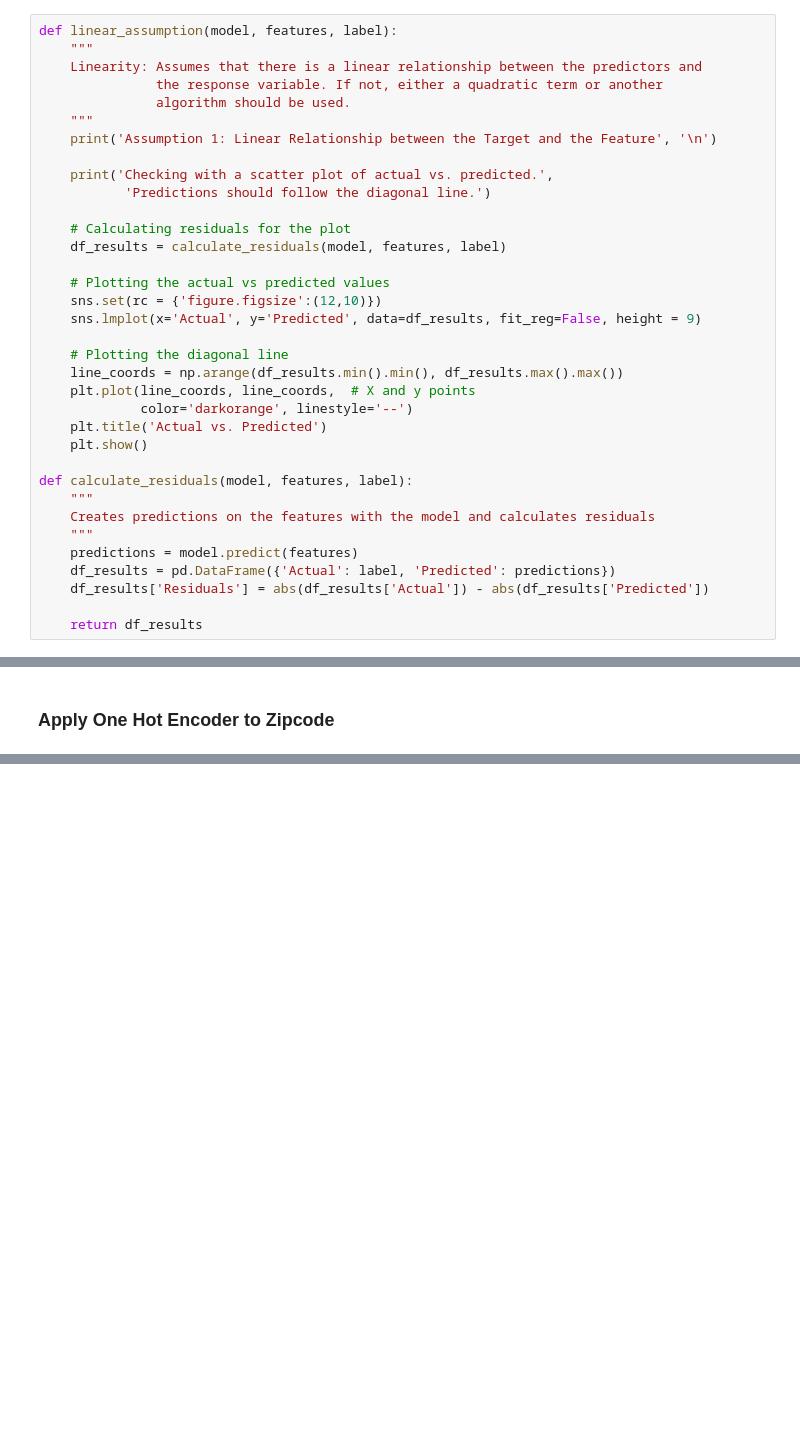
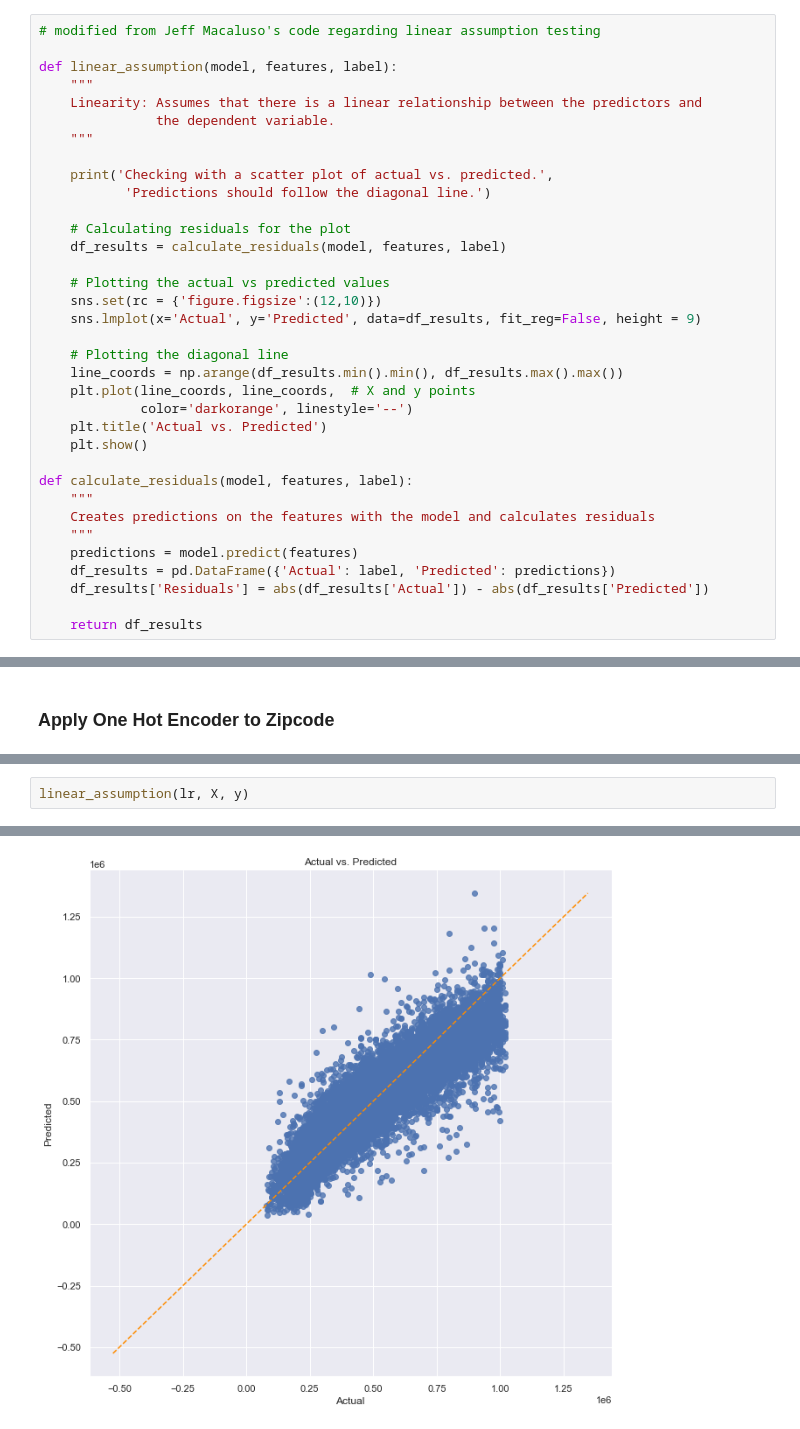
Before and after one commit to anguyen61191/NorthWestCountyProject, a Jupyter notebook: Julian_Notebook.ipynb, the cells around one changed output, grey strips where cells are left out. Drawn from its saved outputs; the diff is of its cells as text; blank space fills up the shorter version.

```diff
--- a/Julian_Notebook.ipynb
+++ b/Julian_Notebook.ipynb
@@ -113,13 +91,13 @@ df_copy
 # %% [markdown]
 ### Linearity Test
 # %%
+# modified from Jeff Macaluso's code regarding linear assumption testing
+
 def linear_assumption(model, features, label):
     """
     Linearity: Assumes that there is a linear relationship between the predictors and
-               the response variable. If not, either a quadratic term or another
-               algorithm should be used.
+               the dependent variable.
     """
-    print('Assumption 1: Linear Relationship between the Target and the Feature', '\n')
 
     print('Checking with a scatter plot of actual vs. predicted.',
            'Predictions should follow the diagonal line.')
@@ -704,0 +637,3 @@ print(np.sqrt(mean_squared_error(y, y_hat)))
+# %%
+linear_assumption(lr, X, y)
+# %% [output]
@@ -704,0 +641 @@ print(np.sqrt(mean_squared_error(y, y_hat)))
+[figure, added]
```
Also changed, not shown: parts of 60 cells of this notebook.
